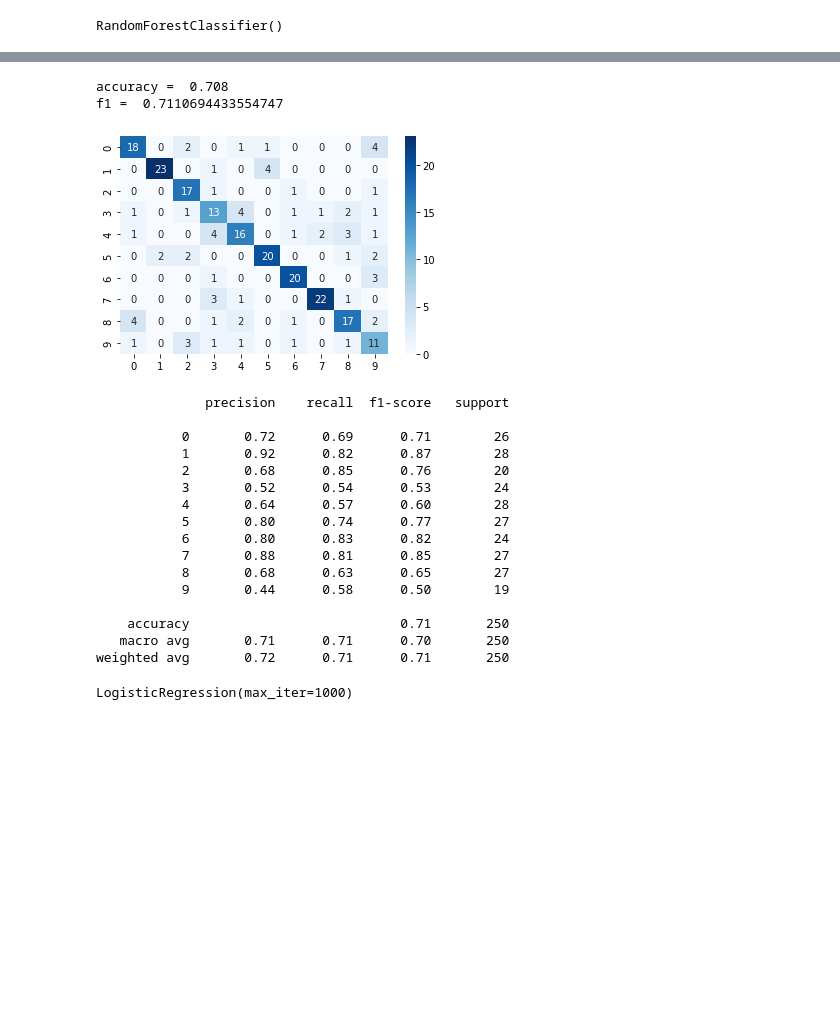
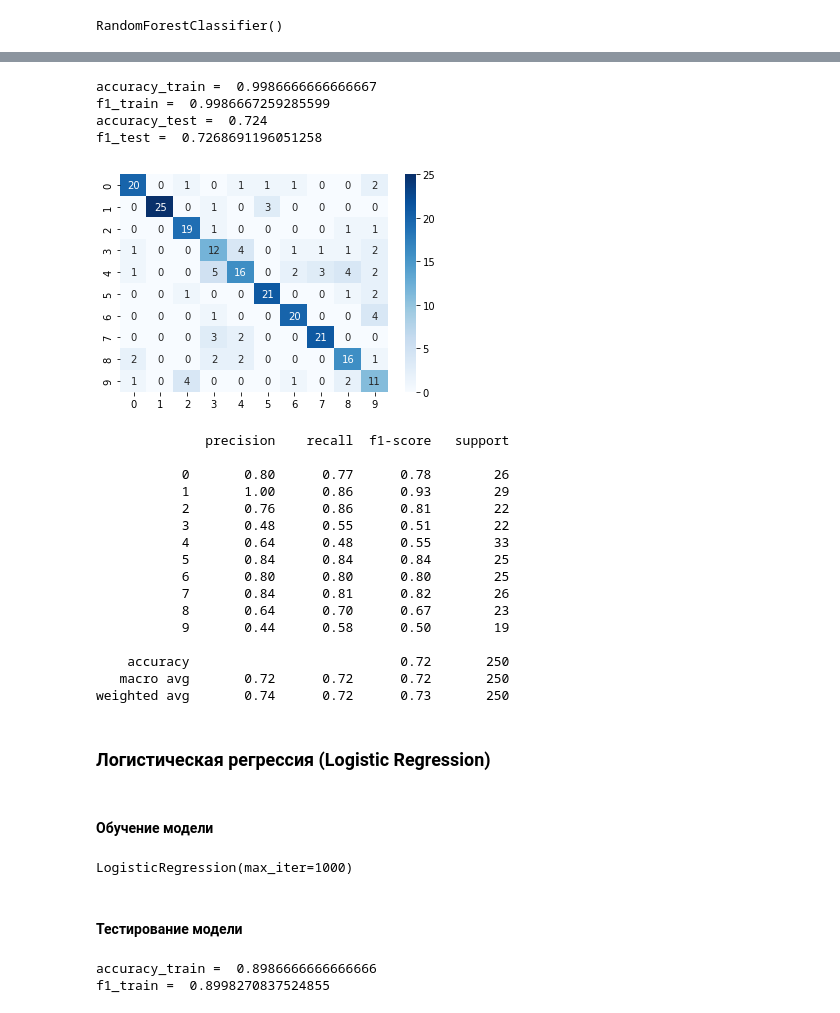
Before and after one commit to AnastasiyaCad/ML_intensive_Neimark, a Jupyter notebook: 1_case/1_case.ipynb, the cells around one changed output, grey strips where cells are left out. Saved outputs shown, nothing was run; the diff lists cells and outputs as text; code cells hidden in the pictures; blank space fills up the shorter version.

```diff
--- a/1_case/1_case.ipynb
+++ b/1_case/1_case.ipynb
@@ -603,38 +721,44 @@ weighted avg       0.74      0.72      0.73       250
 # %%
 rfc_model = RandomForestClassifier(n_estimators=250, max_depth=25)
-# n_estimators=10,
-#                             max_depth=6,
-#                             random_state=42
 rfc_model.fit(x_train, y_train)
+rfc_prediction_train = rfc_model.predict(x_train)
+print('accuracy_train = ', accuracy_score(rfc_prediction_train, y_train))
+print('f1_train = ', f1_score(rfc_prediction_train, y_train, average='weighted'))
 
 rfc_prediction = rfc_model.predict(x_test)
-print('accuracy = ', accuracy_score(rfc_prediction, y_test))
-print('f1 = ', f1_score(rfc_prediction, y_test, average='weighted'))
+print('accuracy_test = ', accuracy_score(rfc_prediction, y_test))
+print('f1_test = ', f1_score(rfc_prediction, y_test, average='weighted'))
 
 ax = sns.heatmap(confusion_matrix(rfc_prediction, y_test), annot=True, cmap='Blues')
 plt.show()
 
 print(classification_report(rfc_prediction, y_test))
 # %% [output]
-accuracy =  0.708
-f1 =  0.7110694433554747
+accuracy_train =  0.9986666666666667
+f1_train =  0.9986667259285599
+accuracy_test =  0.724
+f1_test =  0.7268691196051258
-[figure, old version]
+[figure, new version]
               precision    recall  f1-score   support
 
-           0       0.72      0.69      0.71        26
-           1       0.92      0.82      0.87        28
-           2       0.68      0.85      0.76        20
-           3       0.52      0.54      0.53        24
-           4       0.64      0.57      0.60        28
-           5       0.80      0.74      0.77        27
-           6       0.80      0.83      0.82        24
-           7       0.88      0.81      0.85        27
-           8       0.68      0.63      0.65        27
+           0       0.80      0.77      0.78        26
+           1       1.00      0.86      0.93        29
+           2       0.76      0.86      0.81        22
+           3       0.48      0.55      0.51        22
+           4       0.64      0.48      0.55        33
+           5       0.84      0.84      0.84        25
+           6       0.80      0.80      0.80        25
+           7       0.84      0.81      0.82        26
+           8       0.64      0.70      0.67        23
            9       0.44      0.58      0.50        19
 
-    accuracy                           0.71       250
-   macro avg       0.71      0.71      0.70       250
-weighted avg       0.72      0.71      0.71       250
+    accuracy                           0.72       250
+   macro avg       0.72      0.72      0.72       250
+weighted avg       0.74      0.72      0.73       250
+# %% [markdown]
+### Логистическая регрессия (Logistic Regression)
+# %% [markdown]
+#### Обучение модели
 # %%
 from sklearn.linear_model import LogisticRegression
 
@@ -642,5 +766,14 @@ logreg_model = LogisticRegression(max_iter=1000)
 logreg_model.fit(x_train, y_train)
 # %% [output]
 LogisticRegression(max_iter=1000)
+# %% [markdown]
+#### Тестирование модели
+# %%
+logreg_prediction_train = logreg_model.predict(x_train)
+print('accuracy_train = ', accuracy_score(logreg_prediction_train, y_train))
+print('f1_train = ', f1_score(logreg_prediction_train, y_train, average='weighted'))
+# %% [output]
+accuracy_train =  0.8986666666666666
+f1_train =  0.8998270837524855
 # %%
 logreg_prediction = logreg_model.predict(x_test)
```
Also changed, not shown: parts of 63 cells of this notebook.
